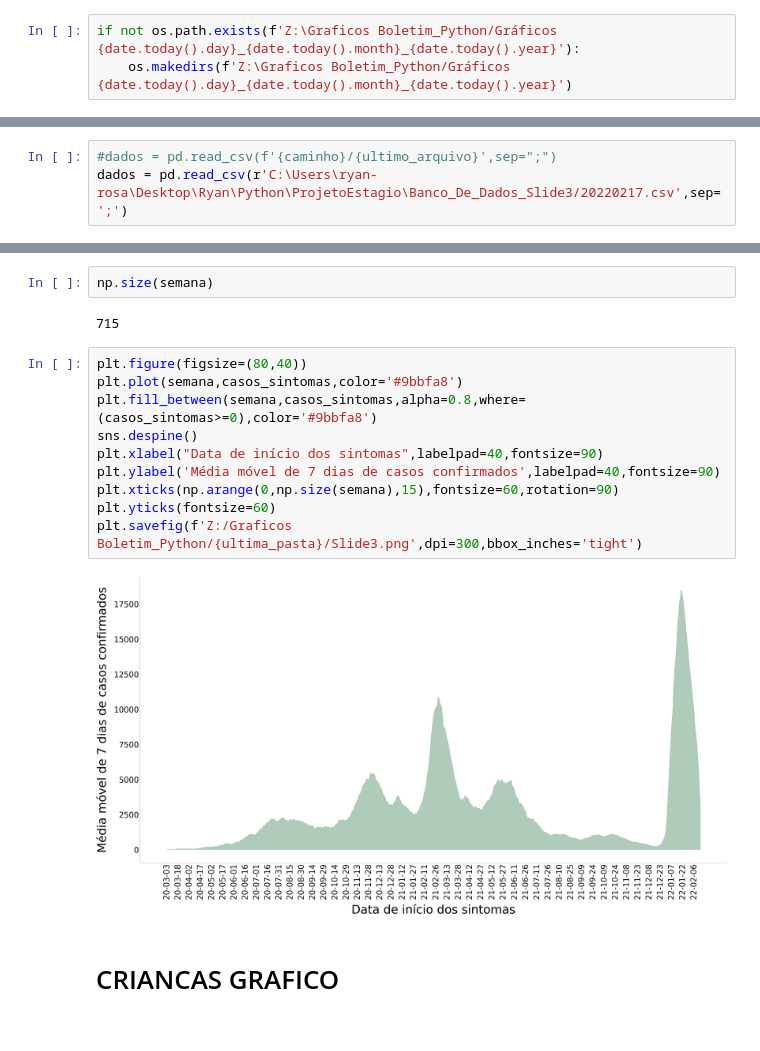
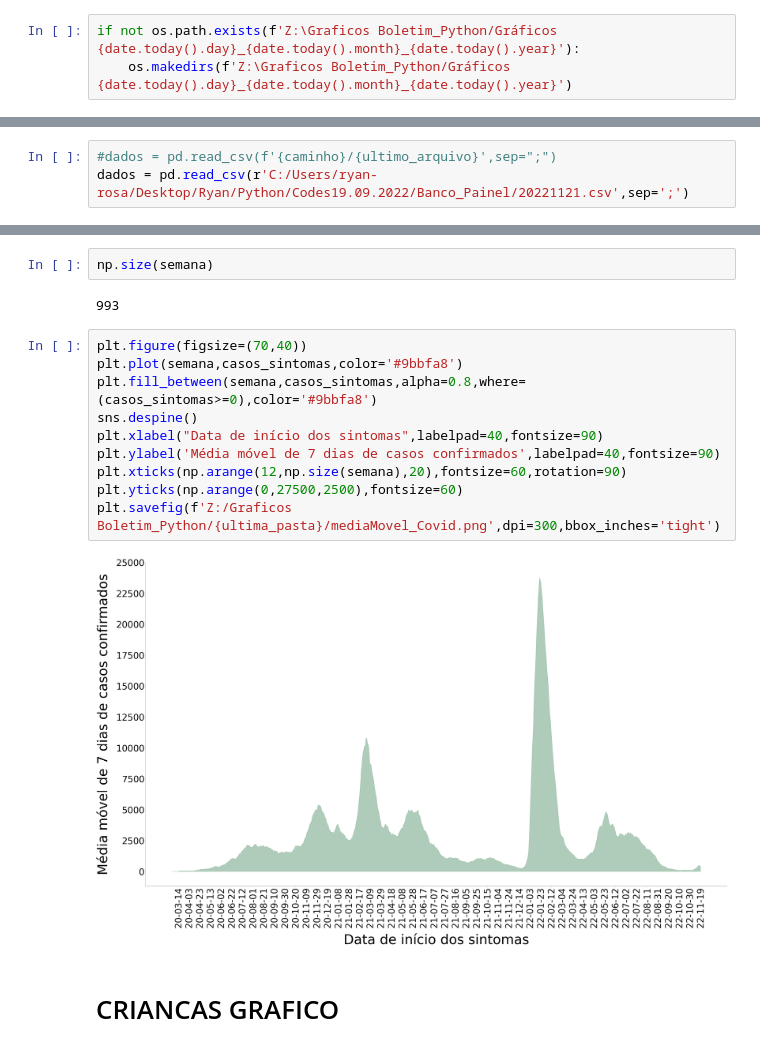
Before and after one commit to RyanKologeski/CEVS_CovidCodes, a Jupyter notebook: slide3.ipynb, the cells around one changed output, grey strips where cells are left out. Saved outputs shown, nothing was run; the diff lists cells and outputs as text.

```diff
--- a/slide3.ipynb
+++ b/slide3.ipynb
@@ -29,6 +29,6 @@ ultimo_arquivo
 # %%
 #dados = pd.read_csv(f'{caminho}/{ultimo_arquivo}',sep=";")
-dados = pd.read_csv(r'C:\Users\ryan-rosa\Desktop\Ryan\Python\ProjetoEstagio\Banco_De_Dados_Slide3/20220217.csv',sep=';')
+dados = pd.read_csv(r'C:/Users/ryan-rosa/Desktop/Ryan/Python/Codes19.09.2022/Banco_Painel/20221121.csv',sep=';')
 # %%
 filtrado = dados[['DATA_SINTOMAS','COD_IBGE']]
 filtrado['DATA_SINTOMAS'] = pd.to_datetime(filtrado['DATA_SINTOMAS'],infer_datetime_format=True,format='%d/%m/%Y')
@@ -124,19 +124,19 @@ ultima_pasta
 # %%
 np.size(semana)
 # %% [output]
-715
+993
 # %%
-plt.figure(figsize=(80,40))
+plt.figure(figsize=(70,40))
 plt.plot(semana,casos_sintomas,color='#9bbfa8')
 plt.fill_between(semana,casos_sintomas,alpha=0.8,where=(casos_sintomas>=0),color='#9bbfa8')
 sns.despine()
 plt.xlabel("Data de início dos sintomas",labelpad=40,fontsize=90)
 plt.ylabel('Média móvel de 7 dias de casos confirmados',labelpad=40,fontsize=90)
-plt.xticks(np.arange(0,np.size(semana),15),fontsize=60,rotation=90)
-plt.yticks(fontsize=60)
-plt.savefig(f'Z:/Graficos Boletim_Python/{ultima_pasta}/Slide3.png',dpi=300,bbox_inches='tight')
+plt.xticks(np.arange(12,np.size(semana),20),fontsize=60,rotation=90)
+plt.yticks(np.arange(0,27500,2500),fontsize=60)
+plt.savefig(f'Z:/Graficos Boletim_Python/{ultima_pasta}/mediaMovel_Covid.png',dpi=300,bbox_inches='tight')
 # %% [output]
-[figure, old version]
+[figure, new version]
 # %% [markdown]
 # CRIANCAS GRAFICO
 # %%
```
Also changed, not shown: parts of 13 cells of this notebook, 27 other files.
